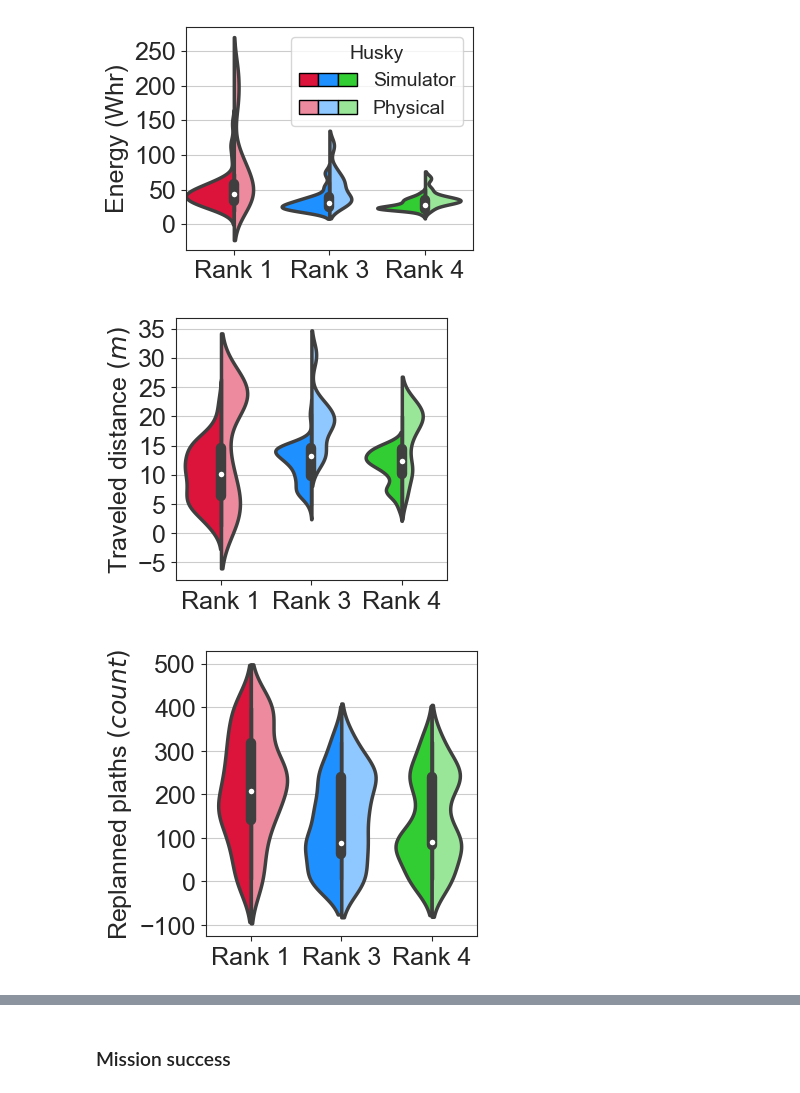
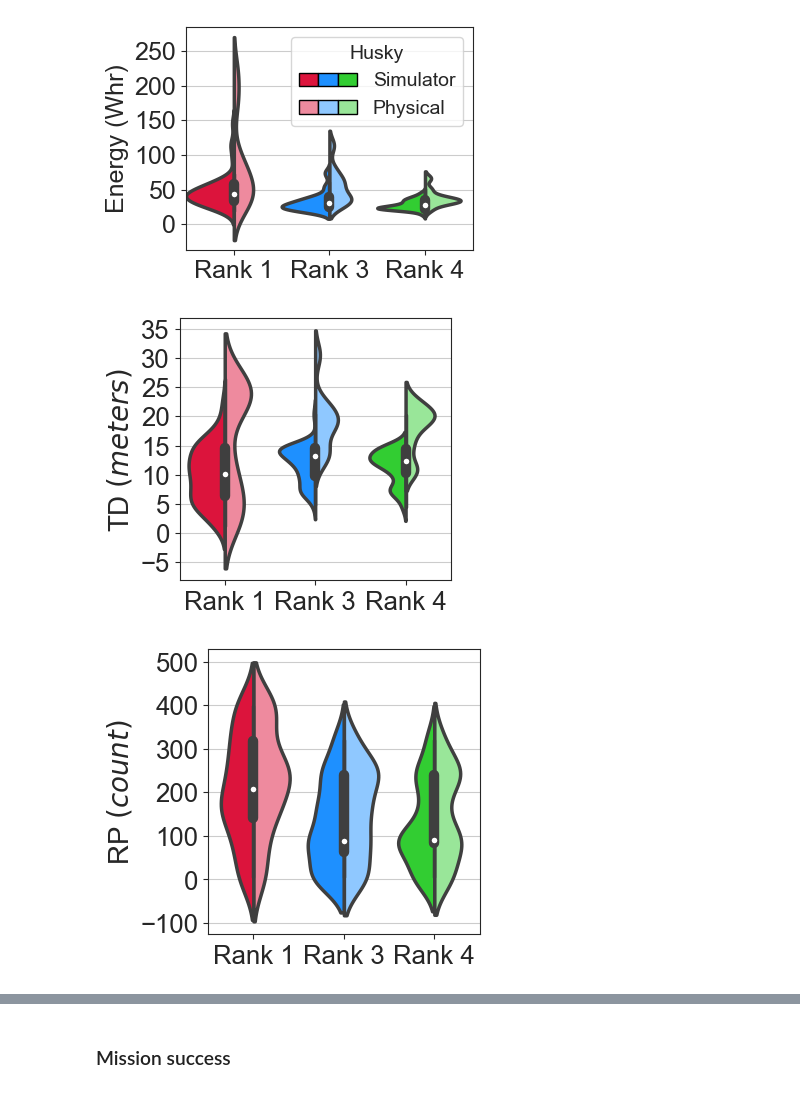
Before and after one commit to softsys4ai/care, a Jupyter notebook: care_viz_updated.ipynb, the cells around one changed output, grey strips where cells are left out. Drawn from its saved outputs; the diff is of its cells as text; code cells hidden in the pictures.

```diff
--- a/care_viz_updated.ipynb
+++ b/care_viz_updated.ipynb
@@ -509,39 +509,39 @@ rank_e = pd.read_csv("result/exp/energy.csv")
 
 plt.rcParams.update({'figure.figsize':(3.5,3.4)})
 
 v = sns.violinplot(data= rank_e, x='Rank', y='Traveled_distance', hue='Husky', split=True,
                      inner='box', bw=.4, width=0.8, linewidth=2.5)
 
 # b = sns.boxplot(data=rank_e, x='Rank', y='Energy (Whr)', saturation=0.3, width=0.15,
 #             palette=['r', 'b', 'g'], boxprops={'zorder': 1}, flierprops={"marker": "."},  notch=True, ax=v)
 
 
 handles = []
 for ind, violin in enumerate(v.findobj(PolyCollection)):
     rgb = to_rgb(colors[ind // 2])
     if ind % 2 != 0:
         rgb = 0.5 + 0.5 * np.array(rgb)  # make whiter
     violin.set_facecolor(rgb)
     handles.append(plt.Rectangle((0, 0), 0, 0, facecolor=rgb, edgecolor='black'))
-# v.legend(handles=[tuple(handles[::2]), tuple(handles[1::2])], labels=['Simulator','Physical'], fontsize=14,
-#          title="Husky", handlelength=3, handler_map={tuple: HandlerTuple(ndivide=None, pad=0)})
+v.legend(handles=[tuple(handles[::2]), tuple(handles[1::2])], labels=['Simulator','Physical'], fontsize=14,
+         title="Husky", handlelength=3, handler_map={tuple: HandlerTuple(ndivide=None, pad=0)})
 
 
-fontsize = 18
-labelsize = 18
+fontsize = 20
+labelsize = 18.5
 # plt.xlabel('Ranks', fontsize=fontsize)
 v.set(xlabel=None)
-plt.ylabel(r"Traveled distance $(m)$", fontsize=fontsize)
+plt.ylabel(r"TD $(meters)$", fontsize=fontsize)
 plt.xticks(fontsize=labelsize)
 plt.yticks(fontsize=labelsize)
 # plt.legend(fontsize=12, loc='best')
 sns.set_style("ticks",{'axes.grid' : True})
 # plt.setp(v.collections, alpha=.5)
 plt.legend([],[], frameon=False)
 plt.savefig('fig/exp_rank_td_sim.pdf', dpi=100, bbox_inches='tight')
 plt.show()
 # %% [output]
-[figure, old version]
+[figure, new version]
 # %%
 rank_e = pd.read_csv("result/exp/energy.csv")
 
@@ -563,11 +563,11 @@ for ind, violin in enumerate(v.findobj(PolyCollection)):
 # v.legend(handles=[tuple(handles[::2]), tuple(handles[1::2])], labels=['Simulator','Physical'], fontsize=14,
 #          title="Husky", handlelength=3, handler_map={tuple: HandlerTuple(ndivide=None, pad=0)})
 
-fontsize = 18
-labelsize = 18
+fontsize = 20
+labelsize = 18.5
 # plt.xlabel('Ranks', fontsize=fontsize)
 v.set(xlabel=None)
-plt.ylabel(r"Replanned plaths $(count)$", fontsize=fontsize)
+plt.ylabel(r"RP $(count)$", fontsize=fontsize)
 plt.xticks(fontsize=labelsize)
 plt.yticks(fontsize=labelsize)
 # plt.legend(fontsize=12, loc='best')
@@ -577,7 +577,7 @@ plt.legend([],[], frameon=False)
 plt.savefig('fig/exp_rank_dwa_sim.pdf', dpi=100, bbox_inches='tight')
 plt.show()
 # %% [output]
-[figure, old version]
+[figure, new version]
 # %%
 rank_e = pd.read_csv("result/exp/energy.csv")
 
```
Also changed, not shown: parts of 4 cells of this notebook, 8 other files.
